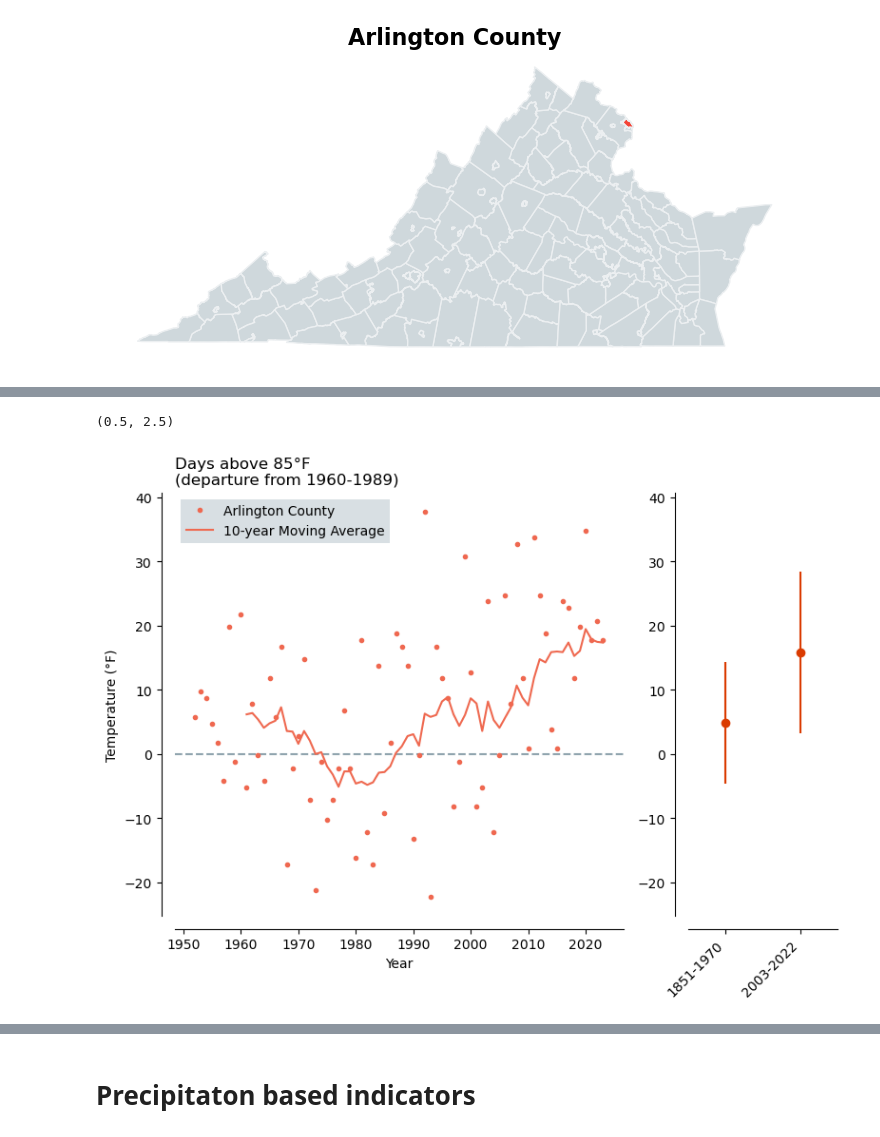
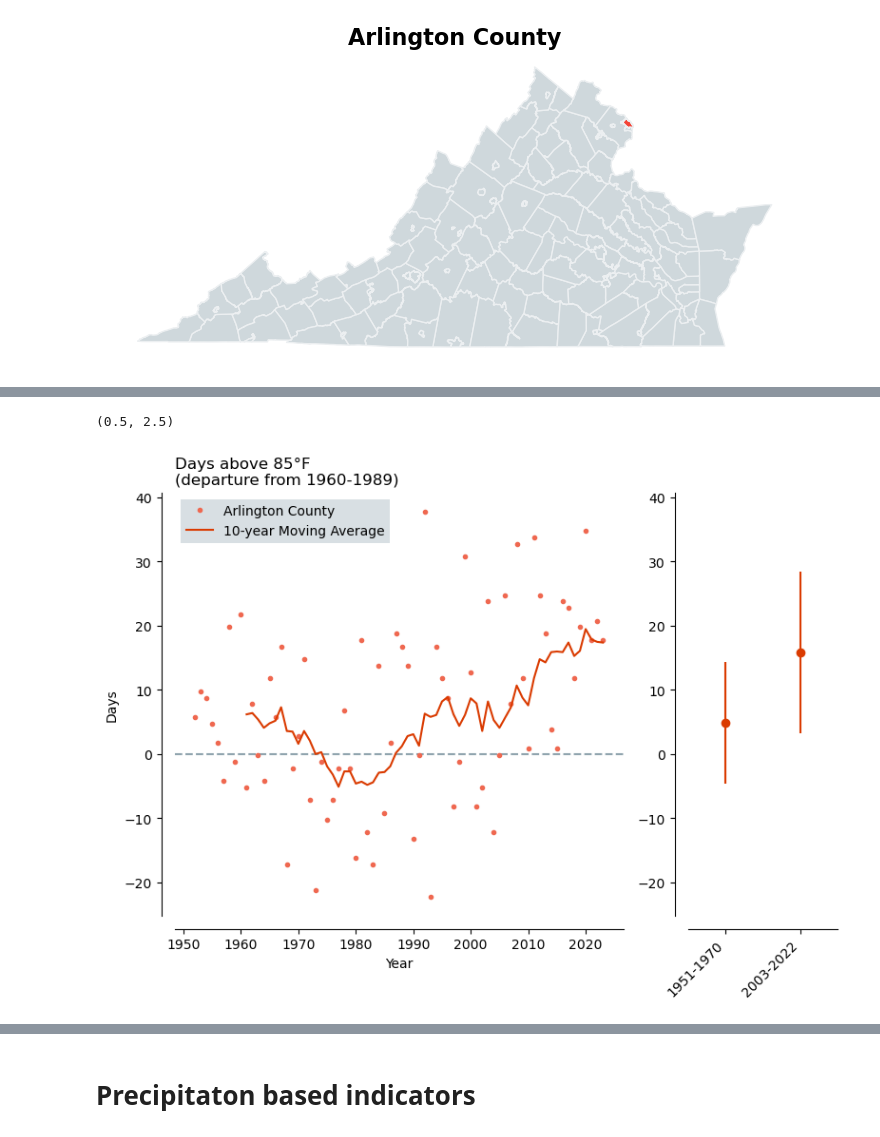
Before and after one commit to Prukutu/VCC-Data, a Jupyter notebook: indicators.ipynb, the cells around one changed output, grey strips where cells are left out. Saved outputs shown, nothing was run; the diff lists cells and outputs as text; code cells hidden in the pictures.

```diff
--- a/indicators.ipynb
+++ b/indicators.ipynb
@@ -69,12 +46,7 @@ bdyax.axis('off');
 # %%
-tmax = pd.read_csv('../src_data/climdata/tmax_VA.csv', parse_dates=['date'])
+# Load data
 
-# Clean up the column names
-newcols = {col: col[4:] for col in tmax.columns[1:]}
-tmax = tmax.rename(columns=newcols)
-
-# Set date column as a datetime index
-
-tmax = tmax.dropna()
-tmax['date'] = pd.to_datetime(tmax['date'])
-tmax = tmax.set_index('date')
+tmax = indicatorfuncs.load_indicatorfile('../src_data/climdata/tmax_VA.csv')
+tavg = indicatorfuncs.load_indicatorfile('../src_data/climdata/tavg_VA.csv')
+tmin = indicatorfuncs.load_indicatorfile('../src_data/climdata/tmin_VA.csv')
+prcp = indicatorfuncs.load_indicatorfile('../src_data/climdata/prcp_VA.csv')
@@ -182,30 +160,30 @@ above85_anom_ma = above85_anom.rolling(roll).mean()
 # %%
 # Create 2-panel plot
 
 fig, ax = plt.subplots(ncols=2, figsize=(8, 6), tight_layout=True, sharey=True, width_ratios=(3, 1))
 
 ax[0].axhline(y=0, color=basecolor, linestyle='--', linewidth=1.5)
 above85_anom.plot(color='#EF6850', ax=ax[0], kind='line', linestyle='none', marker='o', markersize=3)
-above85_anom_ma.plot(color=markercolor, ax=ax[0], linewidth=1.5, label='10-year Moving Average')
+above85_anom_ma.plot(color=macolor, ax=ax[0], linewidth=1.5, label='10-year Moving Average')
 
 # Set the location legend
 ax[0].legend(frameon=True, loc='upper left', facecolor='#CFD8DC', fancybox=False, edgecolor='none')
 
 # ax.plot(df_hot.index, out)
-drop_spines(ax[0])
-ax[0].set_ylabel('Temperature (\u00b0F)')
+indicatorfuncs.drop_spines(ax[0])
+ax[0].set_ylabel('Days')
 ax[0].set_xlabel('Year')
 ax[0].set_title('Days above 85\u00b0F \n(departure from 1960-1989)', loc='left')
 
 p1 = above85_anom.loc['1851':'1970']
 p2 = above85_anom.loc['2003':'2022']
 # ax[1].bar([1, 2], [p1.mean(), p2.mean()], facecolor='#DA3B01')
 ax[1].errorbar([1, 2], [p1.mean(), p2.mean()], yerr = [p1.std(), p2.std()], color='#DA3B01', marker='o', linestyle='none')
-drop_spines(ax[1])
+indicatorfuncs.drop_spines(ax[1])
 ax[1].set_xticks([1, 2])
-ax[1].set_xticklabels(['1851-1970', '2003-2022'], rotation=45, ha='right')
+ax[1].set_xticklabels(['1951-1970', '2003-2022'], rotation=45, ha='right')
 ax[1].set_xlim(0.5, 2.5)
 # ax[1].set_yticklabels([])
 # %% [output]
 (0.5, 2.5)
-[figure, old version]
+[figure, new version]
```
Also changed, not shown: parts of 26 cells of this notebook, 1 other file.
